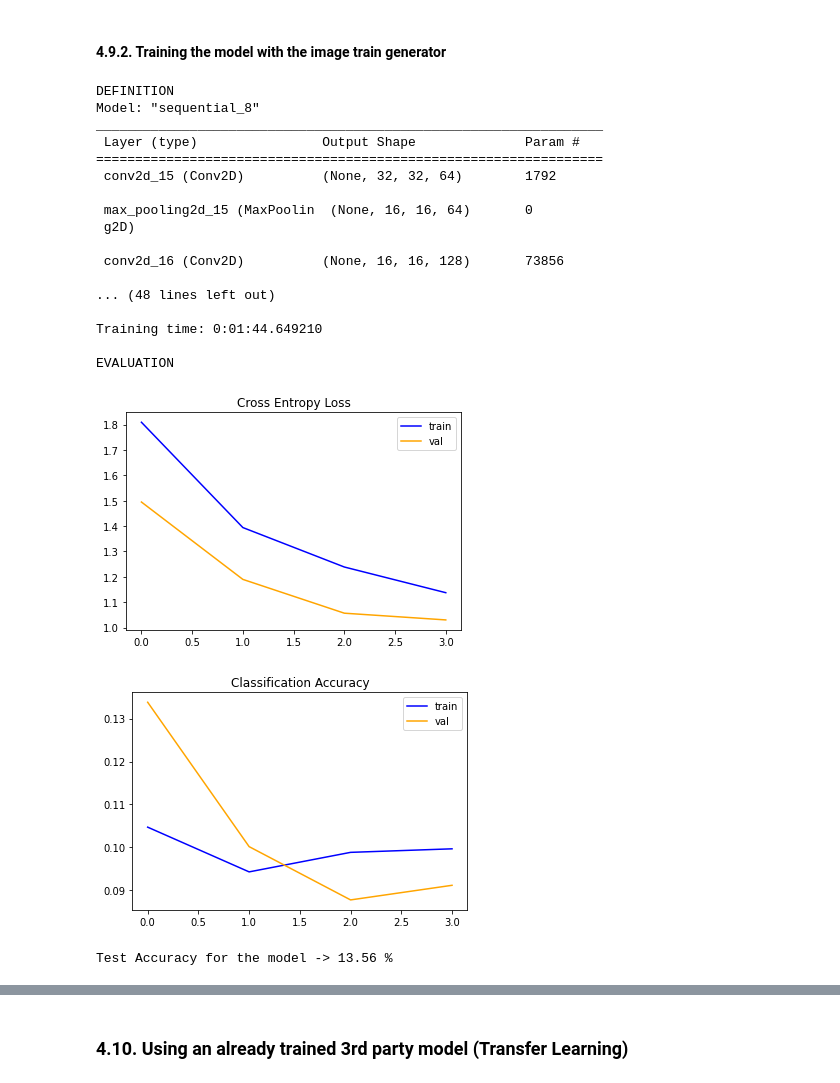
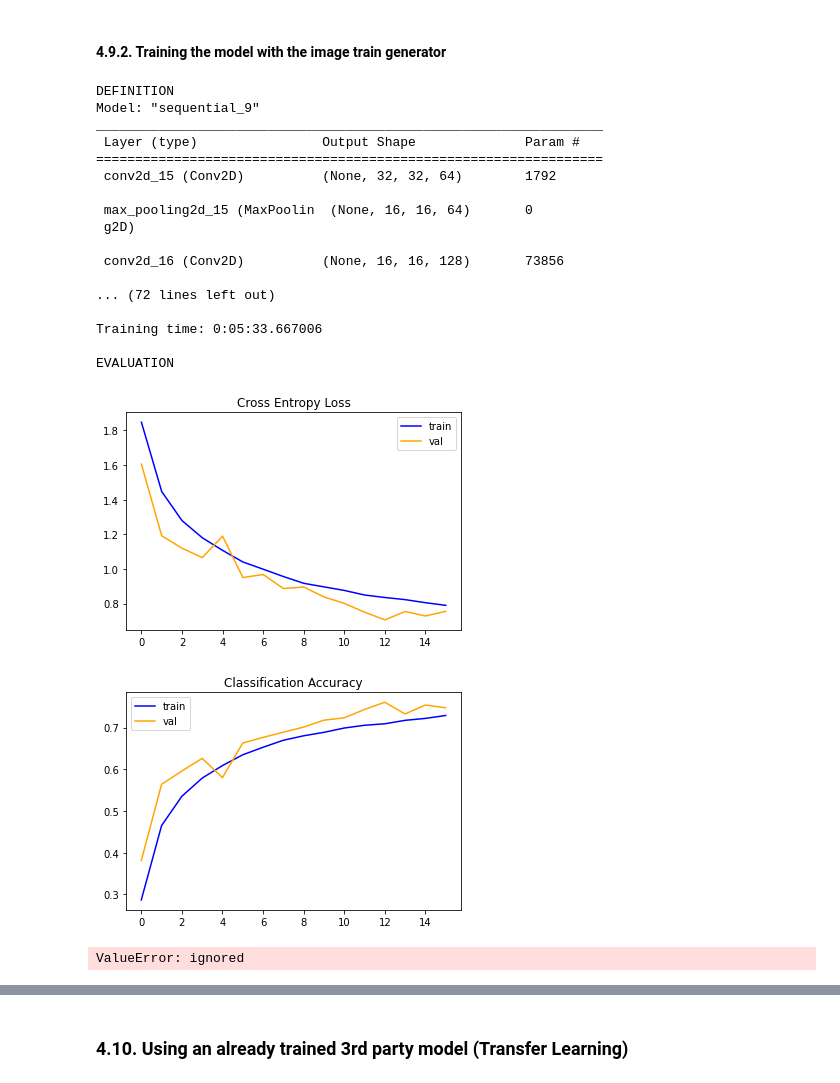
Before and after one commit to Maycas/DeepLearning-CIFAR10, a Jupyter notebook: CNN_Image_Classification_CIFAR10_{Marc_Maycas}.ipynb, the cells around one changed output, grey strips where cells are left out. Drawn from its saved outputs; the diff is of its cells as text; code cells hidden in the pictures.

Commit message:
Reached >80% accuracy in one of the models

```diff
--- a/CNN_Image_Classification_CIFAR10_{Marc_Maycas}.ipynb
+++ b/CNN_Image_Classification_CIFAR10_{Marc_Maycas}.ipynb
@@ -973,29 +978,27 @@ With a pretty complex convolutional network, we managed to increase the accuracy
 # %%
+generator_batch_size = 64
+
 # train data
-
-batch_size = 64
-
 train_datagen = ImageDataGenerator(
-      rotation_range = 15,
-      shear_range = 0.2,
-      zoom_range = 0.2,
-      horizontal_flip = True,
-      width_shift_range = 0.1,
-      height_shift_range = 0.1,
-    )
+    rotation_range = 20,
+    shear_range = 0.2,
+    zoom_range = 0.2,
+    horizontal_flip = True,
+    width_shift_range = 0.1,
+    height_shift_range = 0.1,
+)
 train_generator = train_datagen.flow(
     x_train,
-    y_train,
-    batch_size = batch_size
+    y_train_encoded,
+    batch_size = generator_batch_size
 )
-
 
 # validation data
 validation_datagen = ImageDataGenerator()
 validation_generator = validation_datagen.flow(
     x_val,
-    y_val,
-    batch_size = int(batch_size / 2)
+    y_val_encoded,
+    batch_size = generator_batch_size
 )
 # %%
 # checking the transformations of the already created generators
@@ -1059,10 +1062,9 @@ model.summary()
 
 # COMPILING MODEL
 print("\nCompiling model...")
-#new_Adam = Adam(learning_rate = 0.001, decay = 0, beta_1 = 0.9, beta_2 = 0.999, epsilon = 1e-08)
-model.compile(optimizer='Adam',
-              loss='sparse_categorical_crossentropy',
-              metrics=['accuracy'])
+model.compile(optimizer = 'Adam',
+              loss = 'categorical_crossentropy',
+              metrics = ['accuracy'])
 
 
 # TRAINING
@@ -1073,39 +1075,39 @@ t = time.perf_counter()
 history = model.fit(
                     train_generator,
                     validation_data = validation_generator,
                     #validation_data = (x_val, y_val),
                     epochs = EPOCHS,
-                    steps_per_epoch = int(x_train.shape[0] / batch_size),
-                    validation_steps = int(x_val.shape[0] / batch_size),
+                    steps_per_epoch = int(x_train.shape[0] / generator_batch_size),
+                    #validation_steps = int(x_val.shape[0] / generator_batch_size),
                     use_multiprocessing = False,
                     callbacks = [callback_accuracy, callback_loss]
           )
 # show total elapsed time
 elapsed_time = datetime.timedelta(seconds=(time.perf_counter() - t))
 print('\n\nTraining time:', elapsed_time)
 
 
 # EVALUATION
 print("\nEVALUATION")
-acc = model_evaluation(model, x_test, y_test, history, True, False)
+acc = model_evaluation(model, x_test, y_test, history, True, True)
 # %% [output]
 DEFINITION
-Model: "sequential_8"
+Model: "sequential_9"
 _________________________________________________________________
  Layer (type)                Output Shape              Param #
 =================================================================
  conv2d_15 (Conv2D)          (None, 32, 32, 64)        1792
 
  max_pooling2d_15 (MaxPoolin  (None, 16, 16, 64)       0
  g2D)
 
  conv2d_16 (Conv2D)          (None, 16, 16, 128)       73856
 
-... (48 lines left out)
+... (72 lines left out)
 
-Training time: 0:01:44.649210
+Training time: 0:05:33.667006
 
 EVALUATION
-[figure, old version]
+[figure, new version]
-[figure, old version]
+[figure, new version]
-Test Accuracy for the model -> 13.56 %
+ValueError: ignored
```
Also changed, not shown: parts of 26 cells of this notebook.
